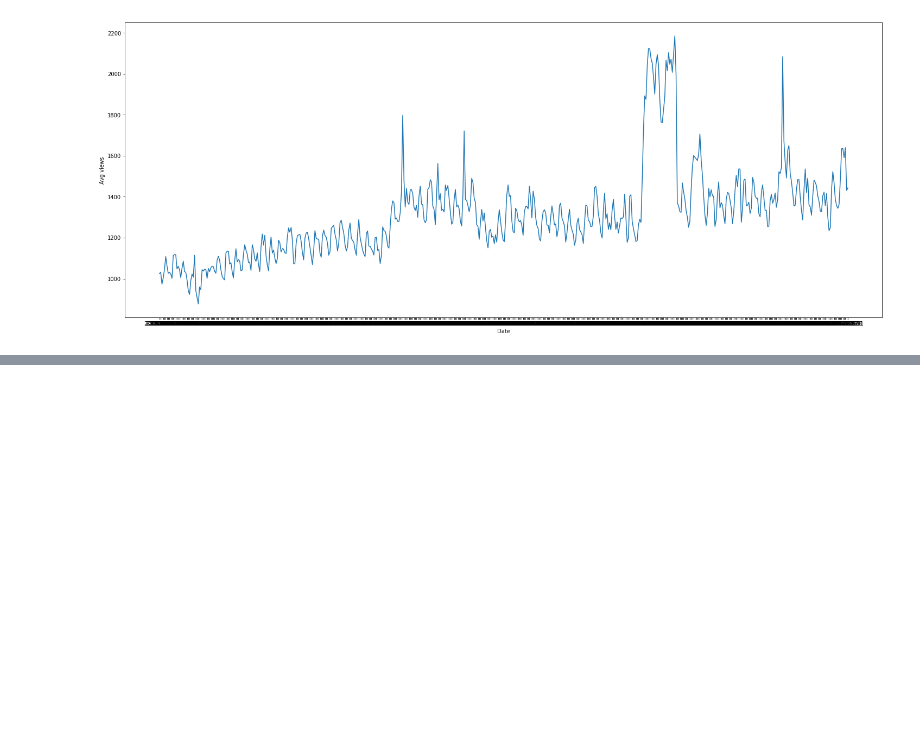
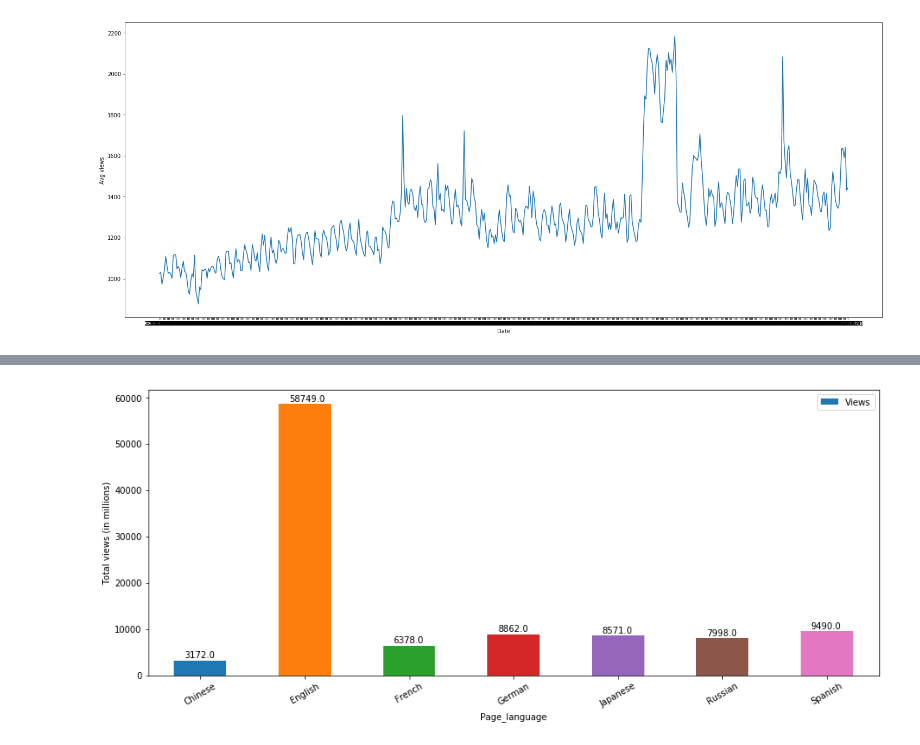
Before and after one commit to Subikshaa/Time-Series-Forecasting-on-Web-Traffic-Dataset, a Jupyter notebook: forecast.ipynb, the cells around one changed output, grey strips where cells are left out. Drawn from its saved outputs; the diff is of its cells as text; code cells hidden in the pictures; blank space fills up the shorter version.

```diff
--- a/forecast.ipynb
+++ b/forecast.ipynb
@@ -43,8 +45,8 @@ def detect_lang(page):
     if re.search('[a-z][a-z]',text[0][-2:]):
         return text[0][-2:]
     else:
-        return 'na'
-#    text = page.str.split("_zh.wikipedia.org")
+        return 'none'
+    #    text = page.str.split("_zh.wikipedia.org")
 #    return detect(text[0])
 
 df_reshaped['Page_language'] = df_reshaped.Page.apply(detect_lang)
@@ -59,3 +62,38 @@ ko
+# %%
+def lang_code(code):
+    if code == 'zh':
+        return 'Chinese'
+    elif code == 'fr':
+        return 'French'
+    elif code == 'en':
+        return 'English'
+    elif code == 'ru':
+        return 'Russian'
+    elif code == 'de':
+        return 'German'
+    elif code == 'ja':
+        return 'Japanese'
+    elif code == 'es':
+        return 'Spanish'
+    else:
+        return 'None'
+
+df_reshaped['Page_language'] = df_reshaped.Page_language.apply(lang_code)
+# %%
+fig,ax = plt.subplots(figsize=(15,6))
+lang_df = df_reshaped.groupby('Page_language')['Views'].sum().reset_index()
+lang_df = lang_df[lang_df['Page_language']!='None']
+lang_df['Views'] = round(lang_df['Views']/1000000,0)
+
+bar_graph = lang_df.plot.bar(x='Page_language',y='Views',rot=30,ax=ax)
+bar_graph.set_ylabel('Total views (in millions)')
+
+for p in ax.patches:
+    ax.annotate(str(p.get_height()), (p.get_x()+0.1, p.get_height()+500))
+ax.legend()
+plt.show()
+# %% [output]
+[figure, added]
 # %%
 # Check if language impact number of views
 # Check if type of day impacts number of views
```
Also changed, not shown: parts of 5 cells of this notebook.
